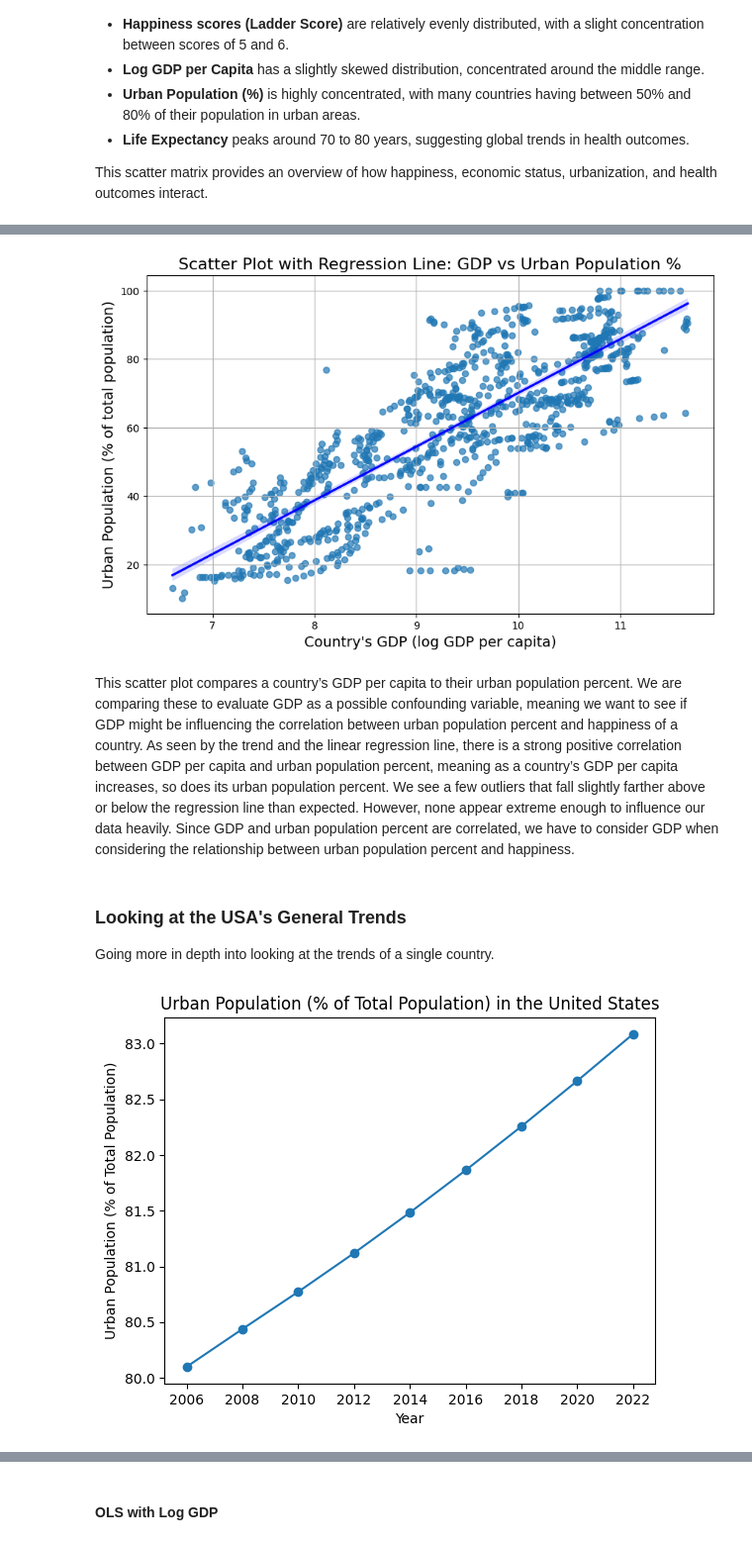
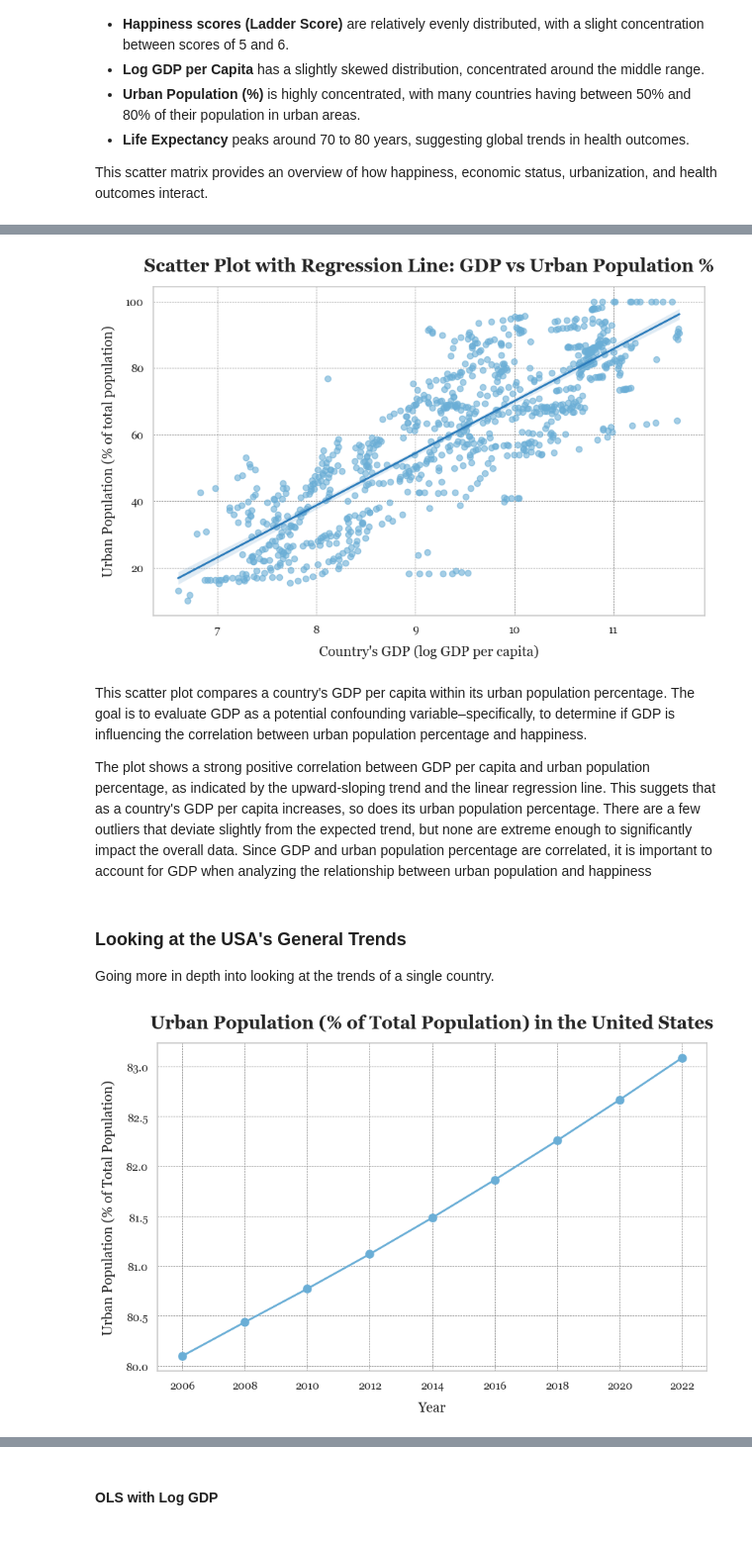
Before and after one commit to abbymcleod/Country-Happiness-Index, a Jupyter notebook: EDACheckpoint_Group010-FA24.ipynb, the cells around one changed output, grey strips where cells are left out. Shown at 99% size. Drawn from its saved outputs; the diff is of its cells as text; code cells hidden in the pictures.

```diff
--- a/EDACheckpoint_Group010-FA24.ipynb
+++ b/EDACheckpoint_Group010-FA24.ipynb
@@ -499,34 +516,48 @@ The scatter plot illustrates the relationship between the Happiness Index (Ladde
 # %%
+sns.set_theme(style='whitegrid')
+plt.rcParams['font.family'] = 'Georgia'
+
 plt.figure(figsize=(10, 6))
 sns.regplot(
     x="Log GDP per capita",  # GDP
     y="Urban population (% of total population)",  # Urban percentage
     data=merged_df,
-    line_kws={"color": "blue"},  # Color of the regression line
-    scatter_kws={"alpha": 0.7}  # Transparency of the scatter points
+    line_kws={"color": sns.color_palette("Blues")[4], "linewidth": 2},  # Color of the regression line
+    scatter_kws={"alpha": 0.6, "color": sns.color_palette("Blues", 1)[0]}  # Transparency of the scatter points
 )
 
 # Adding labels and title
-plt.xlabel("Country's GDP (log GDP per capita)", fontsize=14)
-plt.ylabel("Urban Population (% of total population)", fontsize=14)
-plt.title("Scatter Plot with Regression Line: GDP vs Urban Population %", fontsize=16)
-plt.grid(True)
+plt.xlabel("Country's GDP (log GDP per capita)", fontsize=14, labelpad=10)
+plt.ylabel("Urban Population (% of total population)", fontsize=14, labelpad=10)
+plt.title("Scatter Plot with Regression Line: GDP vs Urban Population %", fontsize=18, fontweight='bold', pad=15)
+plt.grid(color='gray', linestyle='--', linewidth=0.5)
 plt.show()
 # %% [output]
-[figure, old version]
+[figure, new version]
 # %% [markdown]
-This scatter plot compares a country’s GDP per capita to their urban population percent. We are comparing these to evaluate GDP as a possible confounding variable, meaning we want to see if GDP might be influencing the correlation between urban population percent and happiness of a country.
-As seen by the trend and the linear regression line, there is a strong positive correlation between GDP per capita and urban population percent, meaning as a country’s GDP per capita increases, so does its urban population percent. We see a few outliers that fall slightly farther above or below the regression line than expected. However, none appear extreme enough to influence our data heavily. Since GDP and urban population percent are correlated, we have to consider GDP when considering the relationship between urban population percent and happiness.
+This scatter plot compares a country's GDP per capita within its urban population percentage. The goal is to evaluate GDP as a potential confounding variable–specifically, to determine if GDP is influencing the correlation between urban population percentage and happiness.
+
+The plot shows a strong positive correlation between GDP per capita and urban population percentage, as indicated by the upward-sloping trend and the linear regression line. This suggets that as a country's GDP per capita increases, so does its urban population percentage. There are a few outliers that deviate slightly from the expected trend, but none are extreme enough to significantly impact the overall data. Since GDP and urban population percentage are correlated, it is important to account for GDP when analyzing the relationship between urban population and happiness
 # %% [markdown]
 ### Looking at the USA's General Trends
 
 Going more in depth into looking at the trends of a single country.
 # %%
+sns.set_theme(style='whitegrid')
+plt.rcParams['font.family'] = 'Georgia'
+
+plt.figure(figsize=(10, 6))
 us_only = merged_df[merged_df.get('Country name') == 'United States']
-plt.plot(us_only['Year'], us_only['Urban population (% of total population)'], marker = 'o')
-plt.title('Urban Population (% of Total Population) in the United States')
-plt.xlabel('Year')
-plt.ylabel('Urban Population (% of Total Population)');
+plt.plot(us_only['Year'], us_only['Urban population (% of total population)'],
+         marker = 'o',
+         color=sns.color_palette("Blues", 1)[0],
+         markersize=8, linewidth=2)
+plt.title('Urban Population (% of Total Population) in the United States', fontsize=18, fontweight='bold', pad=15)
+plt.xlabel('Year', fontsize=14, labelpad=10)
+plt.ylabel('Urban Population (% of Total Population)', fontsize=14, labelpad=10)
+
+plt.grid(color='gray', linestyle='--', linewidth=0.5)
+plt.show()
 # %% [output]
-[figure, old version]
+[figure, new version]
 # %% [markdown]
```
Also changed, not shown: parts of 16 cells of this notebook.
